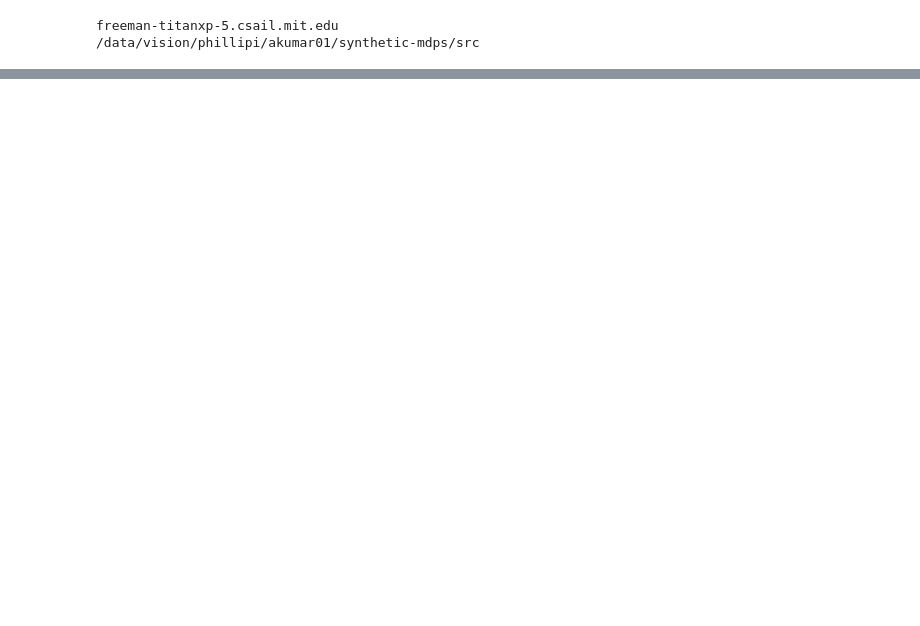
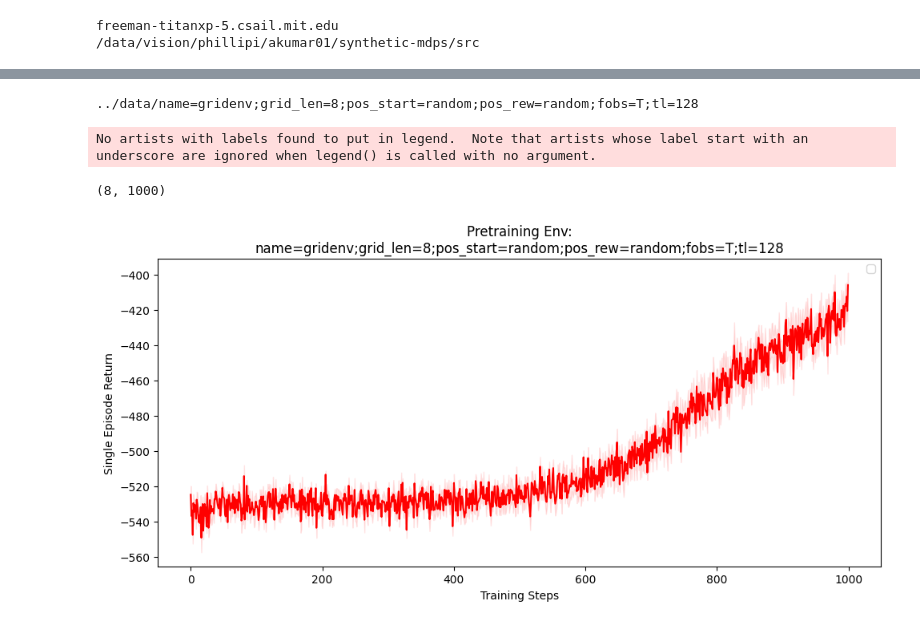
Before and after one commit to akarshkumar0101/synthetic-mdps, a Jupyter notebook: src/viz_results.ipynb, the cells around one changed output, grey strips where cells are left out. Drawn from its saved outputs; the diff is of its cells as text; code cells hidden in the pictures; blank space fills up the shorter version.

```diff
--- a/src/viz_results.ipynb
+++ b/src/viz_results.ipynb
@@ -18,0 +24,44 @@ config.json  params.pkl  rew.pkl  train_state.pkl
+# %%
+
+def plot_curve_lines(x, y, c="r", **kwargs):  # x.shape=(t, ), y.shape = (n, t)
+    c = matplotlib.colors.to_rgba(c)
+    plt.plot(x, y.mean(axis=0), c=c, **kwargs)
+    c = [c[0], c[1], c[2], .1]
+    plt.plot(x, y.T, c=c)
+
+def plot_curve_err(x, y, c="r", **kwargs):  # x.shape=(t, ), y.shape = (n, t)
+    c = matplotlib.colors.to_rgba(c)
+    mean, std = y.mean(axis=0), y.std(axis=0)
+    err = std/np.sqrt(y.shape[0])
+    plt.plot(x, mean, c=c, **kwargs)
+    c = [c[0], c[1], c[2], .1]
+    plt.fill_between(x, mean-err, mean+err, color=c)
+# %%
+def viz_training(load_dir):
+    print(load_dir)
+    with open(f"{load_dir}/config.json", "r") as f:
+        config = json.load(f)
+    with open(f"{load_dir}/rew.pkl", "rb") as f:
+        rew = np.asarray(pickle.load(f)) # (s, n, t, e)
+    rets = rew.sum(axis=-2).mean(axis=-1)
+    print(rets.shape)
+
+    plt.figure(figsize=(10, 5))
+    # plot_curve_lines(np.arange(rets.shape[-1]), rets, c="r")
+    plot_curve_err(np.arange(rets.shape[-1]), rets, c="r")
+
+    plt.title(f"Pretraining Env:\n{config['env_id']}")
+    plt.ylabel('Single Episode Return')
+    plt.xlabel('Training Steps')
+    plt.legend()
+    plt.tight_layout()
+    # plt.savefig(f'{args.save_dir}/plot_pretrain.png')
+    # plt.close()
+
+
+viz_training("../data/name=gridenv;grid_len=8;pos_start=random;pos_rew=random;fobs=T;tl=128")
+# %% [output]
+../data/name=gridenv;grid_len=8;pos_start=random;pos_rew=random;fobs=T;tl=128
+No artists with labels found to put in legend.  Note that artists whose label start with an underscore are ignored when legend() is called with no argument.
+(8, 1000)
+[figure, added]
```
Also changed, not shown: parts of 9 cells of this notebook, 7 other files.
